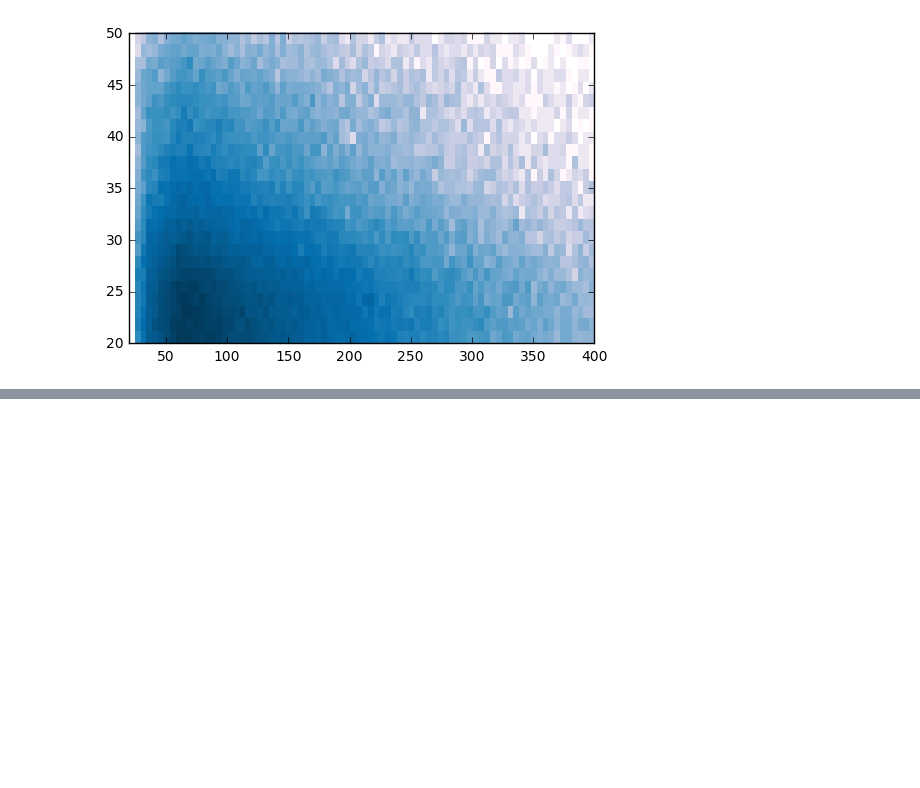
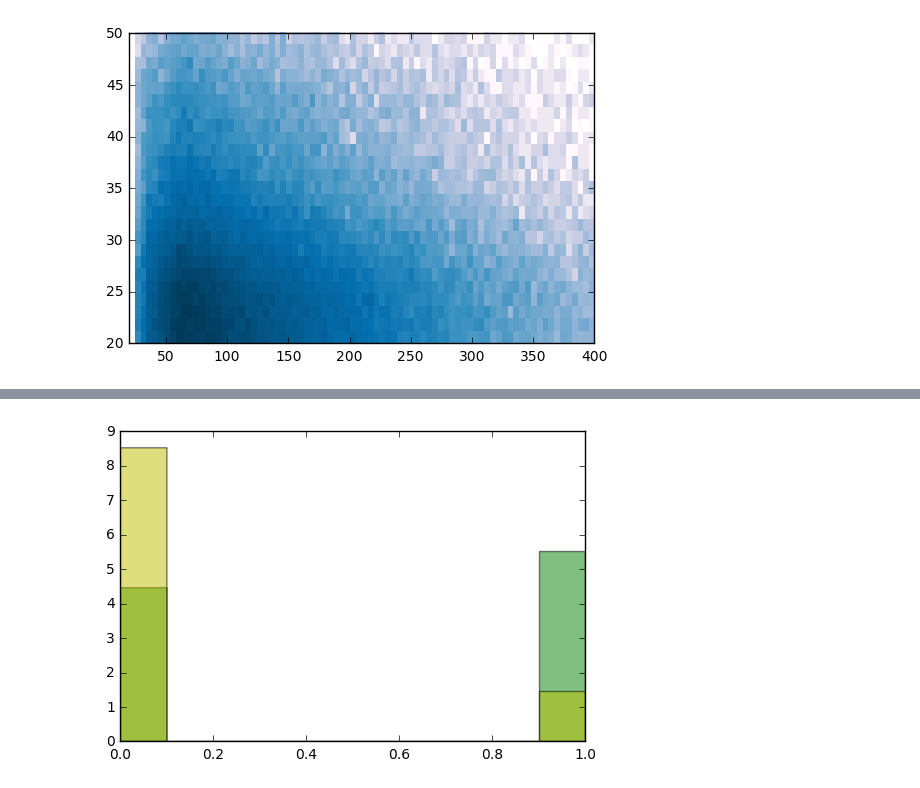
Before and after one commit to michelif/HHbbgg_ETH, a Jupyter notebook: Training/notebooks/test.ipynb, the cells around one changed output, grey strips where cells are left out. Cells and saved outputs as stored; diff of their text form; code cells hidden in the pictures; blank space fills up the shorter version.

```diff
--- a/Training/notebooks/test.ipynb
+++ b/Training/notebooks/test.ipynb
@@ -210,0 +204,10 @@ print prova
+# %%
+plt.hist(Y_pred_sig_test,color='g', alpha=0.5,
+             normed=True,
+             label='S (test)')
+plt.hist(Y_pred_bkg_test,color='y', alpha=0.5,
+             normed=True,
+             label='B (test)')
+plt.show()
+# %% [output]
+[figure, added]
```
Also changed, not shown: parts of 3 cells of this notebook.
